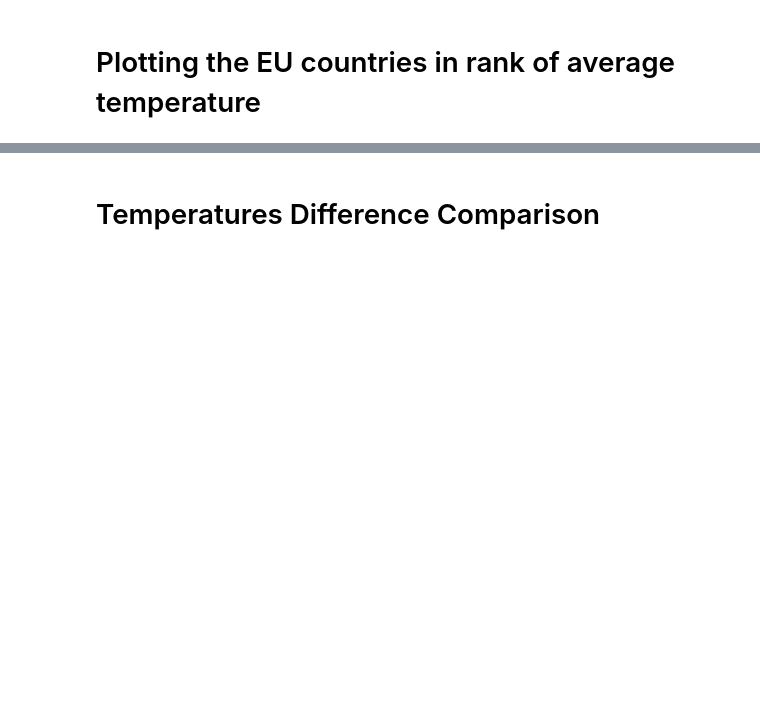
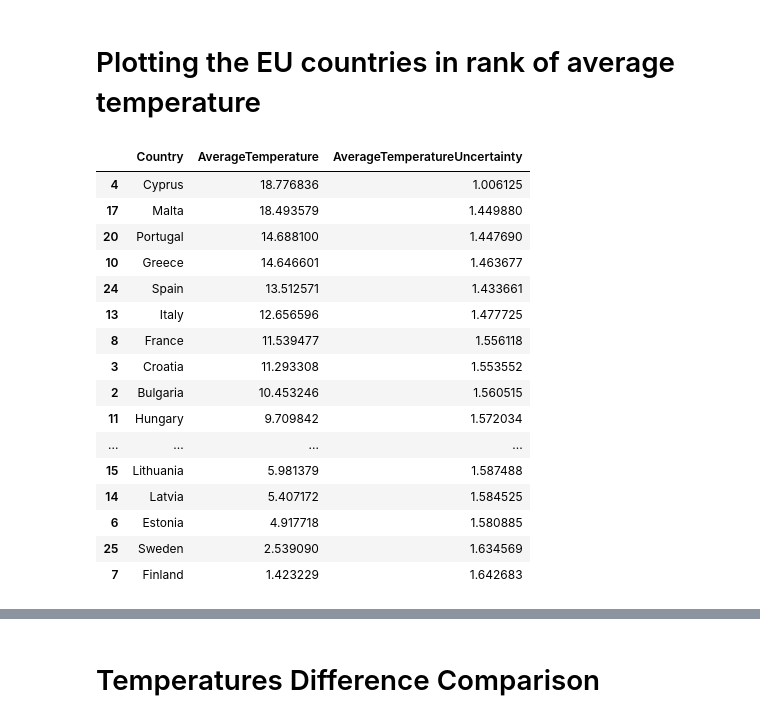
Before and after one commit to gerardheraghty/SurfaceTemperatureAnalysis, a Jupyter notebook: Temp_Comparisons.ipynb, the cells around one changed output, grey strips where cells are left out. Saved outputs shown, nothing was run; the diff lists cells and outputs as text; code cells hidden in the pictures; blank space fills up the shorter version.

```diff
--- a/Temp_Comparisons.ipynb
+++ b/Temp_Comparisons.ipynb
@@ -69,6 +71,26 @@ df_EU = df_EU.merge(df_err,left_on='Country',right_on='Country',how='right')
 
 #sorting dataframe
 df_EU = df_EU.sort_values(by='AverageTemperature',ascending=False)
+# %%
+df_EU
+# %% [output]
+|  | Country | AverageTemperature | AverageTemperatureUncertainty |
+| 4 | Cyprus | 18.776836 | 1.006125 |
+| 17 | Malta | 18.493579 | 1.449880 |
+| 20 | Portugal | 14.688100 | 1.447690 |
+| 10 | Greece | 14.646601 | 1.463677 |
+| 24 | Spain | 13.512571 | 1.433661 |
+| 13 | Italy | 12.656596 | 1.477725 |
+| 8 | France | 11.539477 | 1.556118 |
+| 3 | Croatia | 11.293308 | 1.553552 |
+| 2 | Bulgaria | 10.453246 | 1.560515 |
+| 11 | Hungary | 9.709842 | 1.572034 |
+| ... | ... | ... | ... |
+| 15 | Lithuania | 5.981379 | 1.587488 |
+| 14 | Latvia | 5.407172 | 1.584525 |
+| 6 | Estonia | 4.917718 | 1.580885 |
+| 25 | Sweden | 2.539090 | 1.634569 |
+| 7 | Finland | 1.423229 | 1.642683 |
 # %%
 fig,ax = plt.subplots(figsize=(12,8))
 ax = sns.barplot(x='AverageTemperature',y='Country',data=df_EU,palette="Spectral")
```
Also changed, not shown: parts of 5 cells of this notebook, 5 other files.
